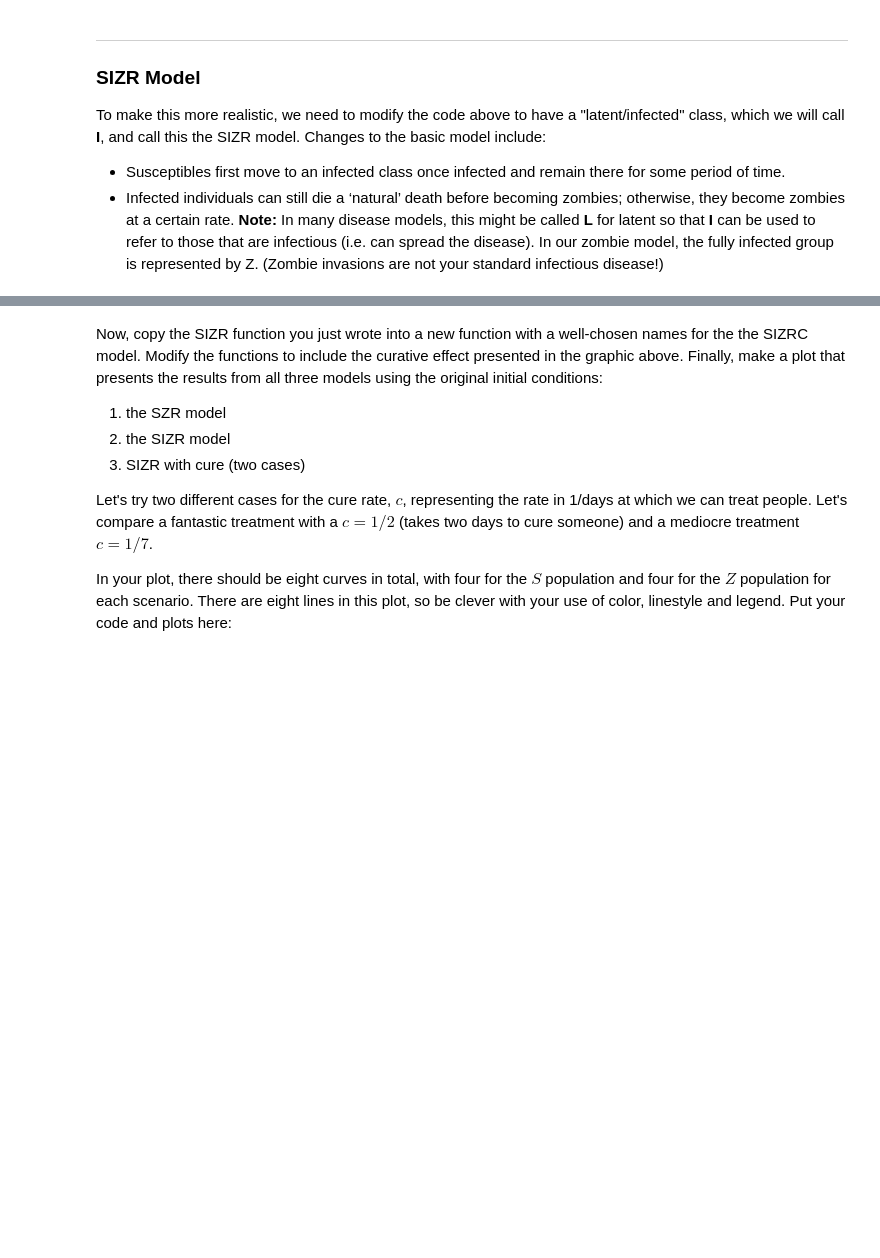
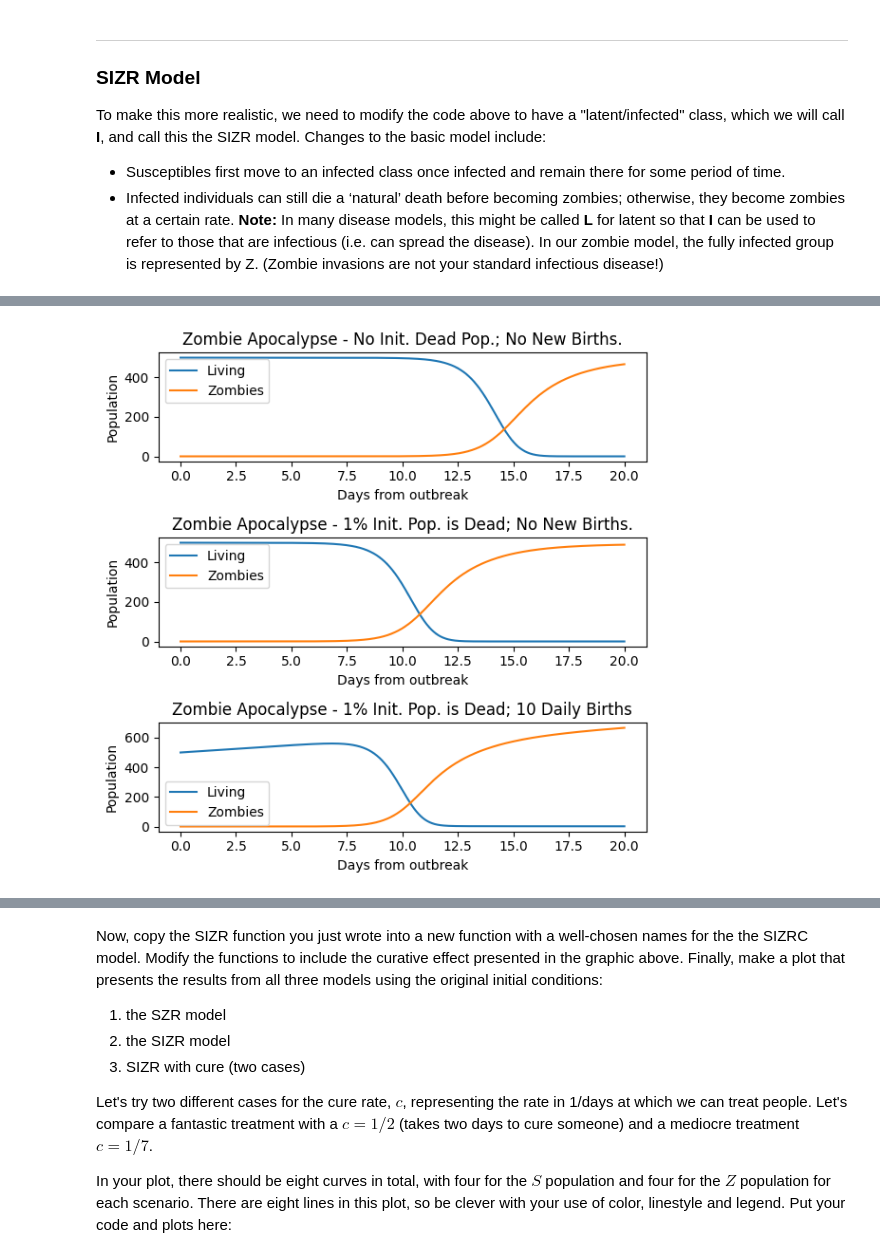
Before and after one commit to andrew-koren/cautious-adventure, a Jupyter notebook: my stuff/cmse/Day-19_Pre-Class_Zombies-STUDENT.ipynb, the cells around one changed output, grey strips where cells are left out. Drawn from its saved outputs; the diff is of its cells as text; code cells hidden in the pictures; blank space fills up the shorter version.

```diff
--- a/my stuff/cmse/Day-19_Pre-Class_Zombies-STUDENT.ipynb
+++ b/my stuff/cmse/Day-19_Pre-Class_Zombies-STUDENT.ipynb
@@ -179,3 +208,80 @@ Put your code and plots here:
+# %%
+# Run model for three different sets of conditions
+#
+# 1. no initial dead population, no new births
+#
+# initial conditions
+S0 = 500.               # initial population
+Z0 = 0                  # initial zombie population
+R0 = 0                  # initial death population
+L0 = 0
+y0 = [S0, Z0, R0, L0]       # initial condition vector
+t_end = 20.0
+t  = np.linspace(0, t_end, 1000)   # time grid
+
+
+# solve the DEs
+soln = solve_ivp(derivatives_slzr, (0,t_end),y0, t_eval = t, args=(b, d, a, g, k, r))
+S = soln.y[0, :]
+Z = soln.y[1, :]
+R = soln.y[2, :]
+L = soln.y[3, :]
+
+plt.figure(figsize=(6,6))
+# plot results
+plt.subplot(311)
+plt.plot(t, S, label='Living')
+plt.plot(t, Z, label='Zombies')
+plt.xlabel('Days from outbreak')
+plt.ylabel('Population')
+plt.title('Zombie Apocalypse - No Init. Dead Pop.; No New Births.')
+plt.legend(loc=0)
+
+#
+# 2. 1% initial dead population, no new births
+#
+#
+# update initial conditions
+R0 = 0.01*S0   # 1% of initial pop is dead
+y0 = [S0, Z0, R0, L0]
+
+# solve the DEs
+soln = solve_ivp(derivatives_slzr, (0,t_end),y0, t_eval = t, args=(b, d, a, g, k, r))
+S = soln.y[0, :]
+Z = soln.y[1, :]
+R = soln.y[2, :]
+
+plt.subplot(312)
+plt.plot(t, S, label='Living')
+plt.plot(t, Z, label='Zombies')
+plt.xlabel('Days from outbreak')
+plt.ylabel('Population')
+plt.title('Zombie Apocalypse - 1% Init. Pop. is Dead; No New Births.')
+plt.legend(loc=0)
+
+#
+# 3. 1% initial dead population, 10 new births daily
+#
+#
+b  = 10        # 10 new births daily
+
+# solve the DEs
+soln = solve_ivp(derivatives_slzr, (0,t_end),y0, t_eval = t, args=(b, d, a, g, k, r))
+S = soln.y[0, :]
+Z = soln.y[1, :]
+R = soln.y[2, :]
+
+plt.subplot(313)
+plt.plot(t, S, label='Living')
+plt.plot(t, Z, label='Zombies')
+plt.xlabel('Days from outbreak')
+plt.ylabel('Population')
+plt.title('Zombie Apocalypse - 1% Init. Pop. is Dead; 10 Daily Births')
+plt.legend(loc=0)
+
+plt.tight_layout()
+# %% [output]
+[figure, added]
 # %% [markdown]
 ---
 ### SIZR model with a cure, SIZRC
```
Also changed, not shown: parts of 9 cells of this notebook, 2 other files.
